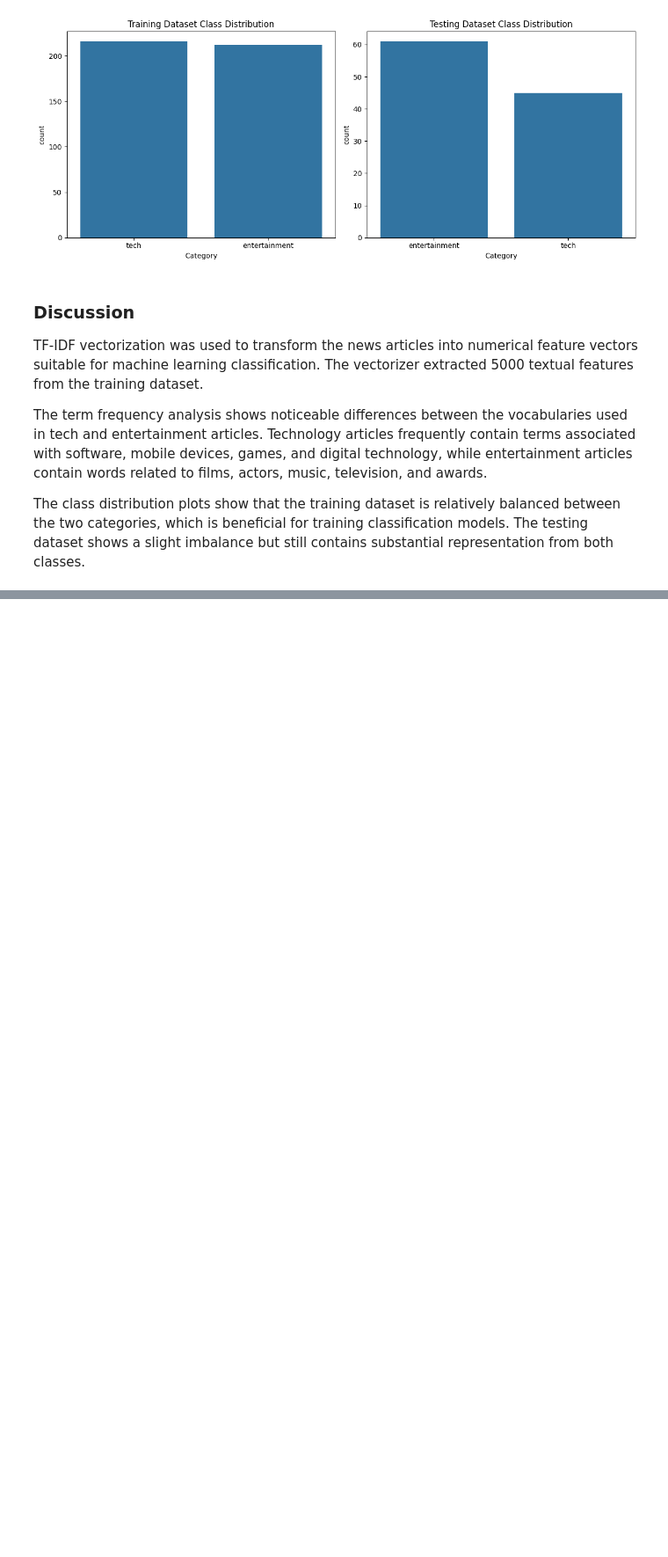
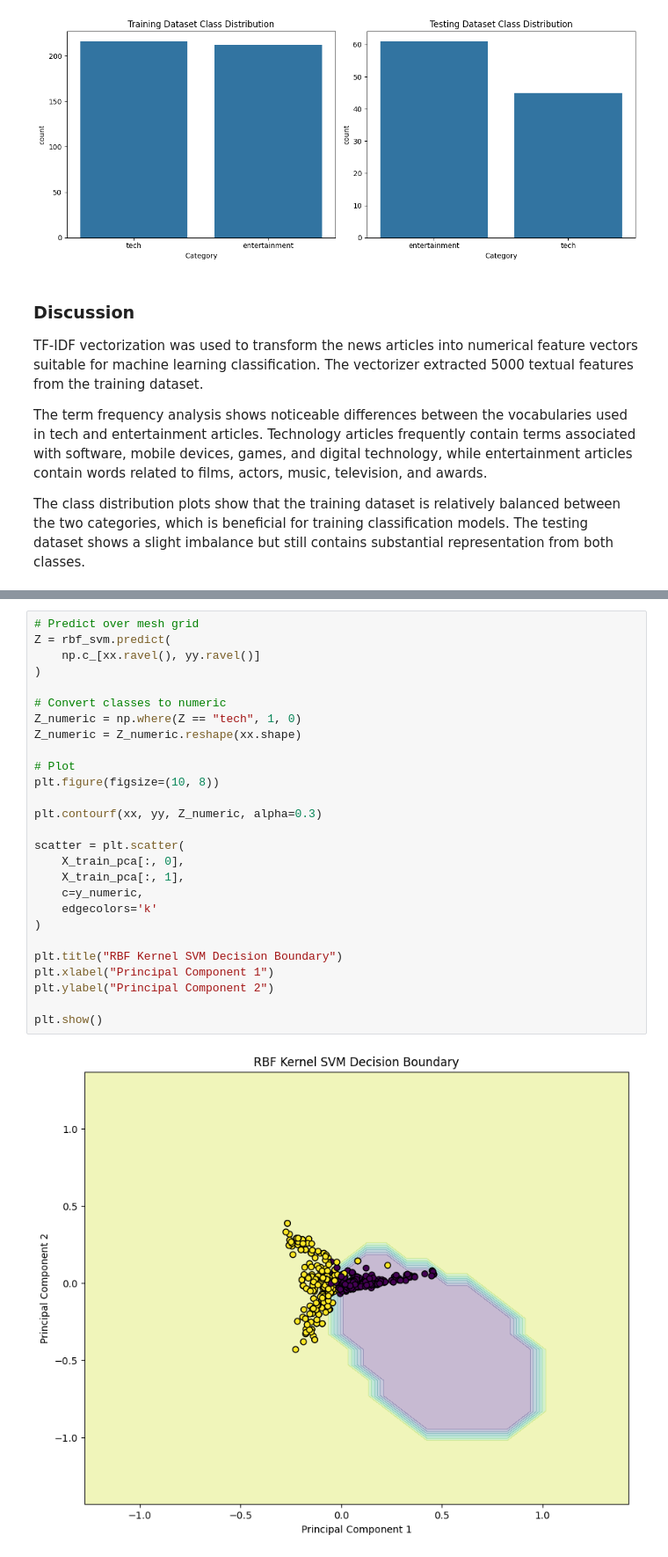
Before and after one commit to AnalyticStealthCoder/CS361-Assignment3, a Jupyter notebook: A3_Group_Project.ipynb, the cells around one changed output, grey strips where cells are left out. Shown at 88% size. Drawn from its saved outputs; the diff is of its cells as text; blank space fills up the shorter version.

```diff
--- a/A3_Group_Project.ipynb
+++ b/A3_Group_Project.ipynb
@@ -208,0 +313,29 @@ The class distribution plots show that the training dataset is relatively balanc
+# %%
+# Predict over mesh grid
+Z = rbf_svm.predict(
+    np.c_[xx.ravel(), yy.ravel()]
+)
+
+# Convert classes to numeric
+Z_numeric = np.where(Z == "tech", 1, 0)
+Z_numeric = Z_numeric.reshape(xx.shape)
+
+# Plot
+plt.figure(figsize=(10, 8))
+
+plt.contourf(xx, yy, Z_numeric, alpha=0.3)
+
+scatter = plt.scatter(
+    X_train_pca[:, 0],
+    X_train_pca[:, 1],
+    c=y_numeric,
+    edgecolors='k'
+)
+
+plt.title("RBF Kernel SVM Decision Boundary")
+plt.xlabel("Principal Component 1")
+plt.ylabel("Principal Component 2")
+
+plt.show()
+# %% [output]
+[figure, added]
```
Also changed, not shown: parts of 8 cells of this notebook.
